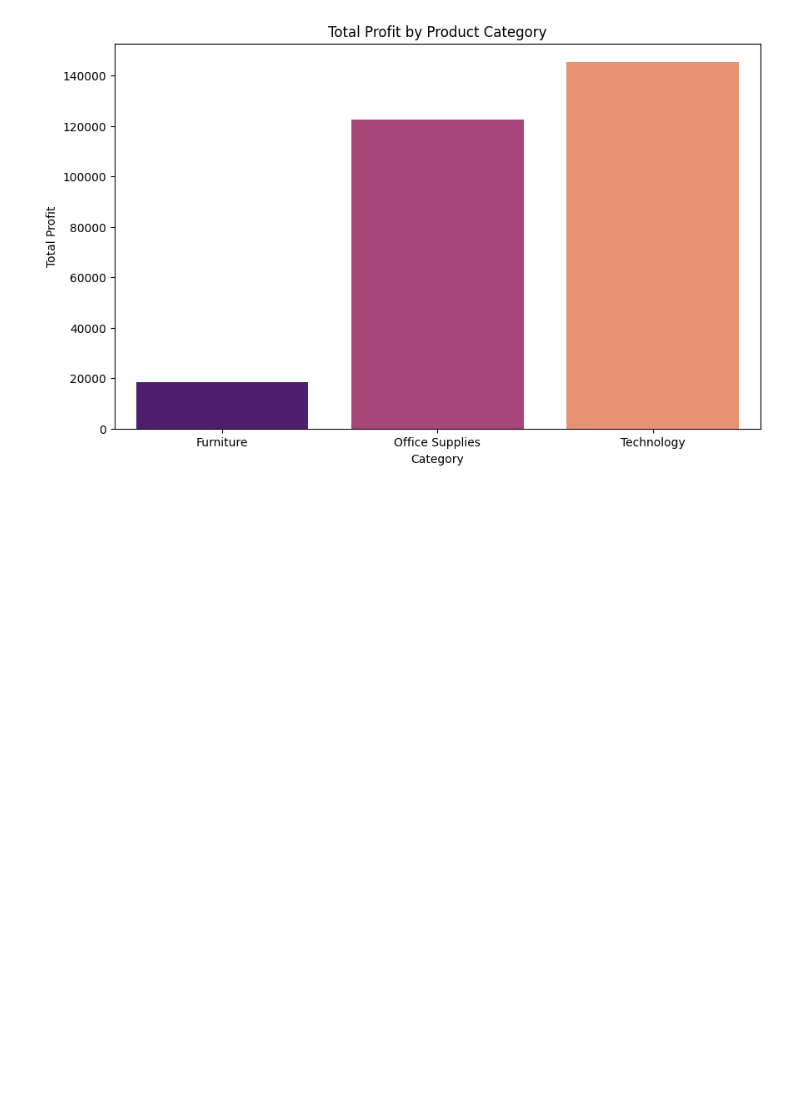
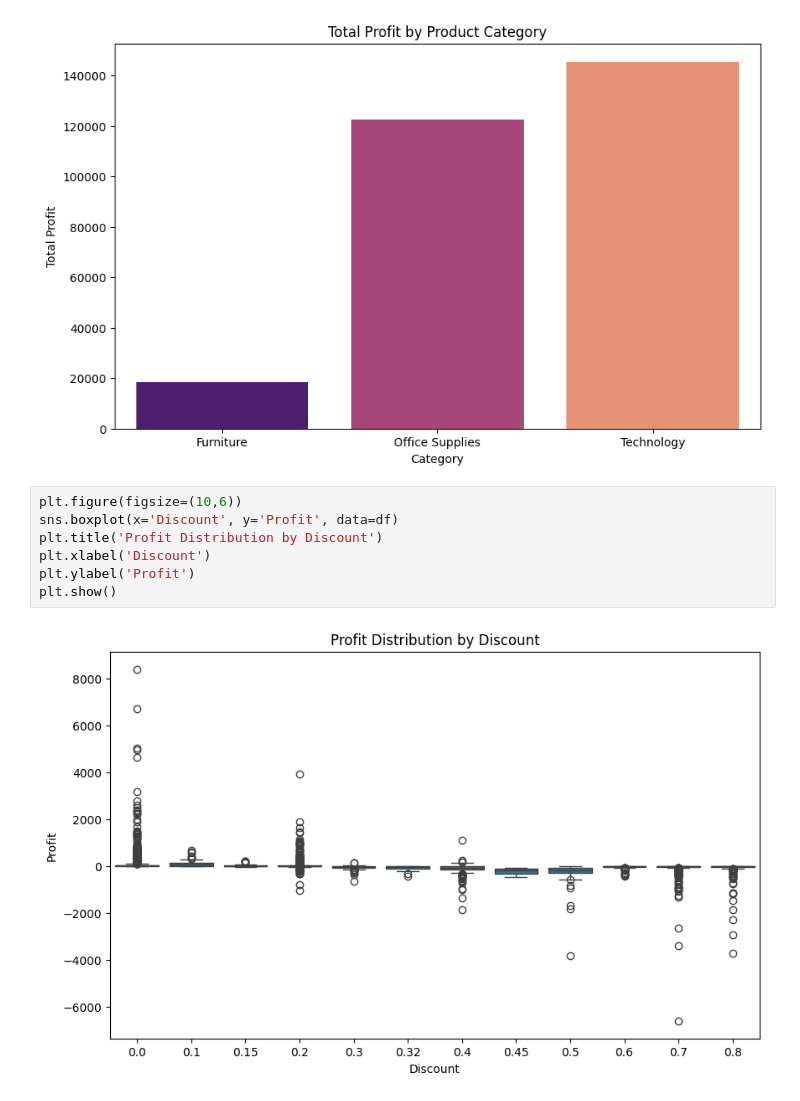
Before and after one commit to alicenjr/Statistical-analysis-superstore, a Jupyter notebook: analysis.ipynb, the cells around one changed output. Cells and saved outputs as stored; diff of their text form; blank space fills up the shorter version.

Commit message:
simple analysis on discount and profit

```diff
--- a/analysis.ipynb
+++ b/analysis.ipynb
@@ -141,3 +141,12 @@ Passing `palette` without assigning `hue` is deprecated and will be removed in v
 
   sns.barplot(x='Category', y='Profit', data=df, estimator=sum, ci=None, palette='magma')
 [figure]
+# %%
+plt.figure(figsize=(10,6))
+sns.boxplot(x='Discount', y='Profit', data=df)
+plt.title('Profit Distribution by Discount')
+plt.xlabel('Discount')
+plt.ylabel('Profit')
+plt.show()
+# %% [output]
+[figure, added]
```
Also changed, not shown: parts of 1 cell of this notebook, 1 other file.
